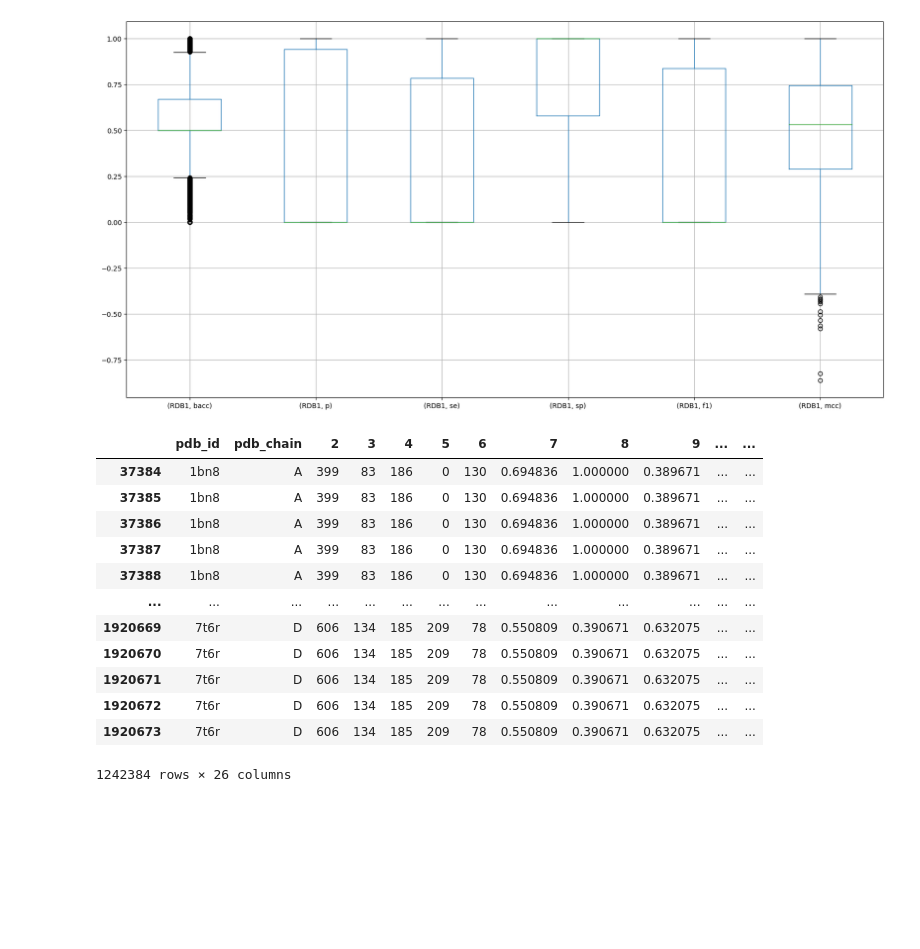
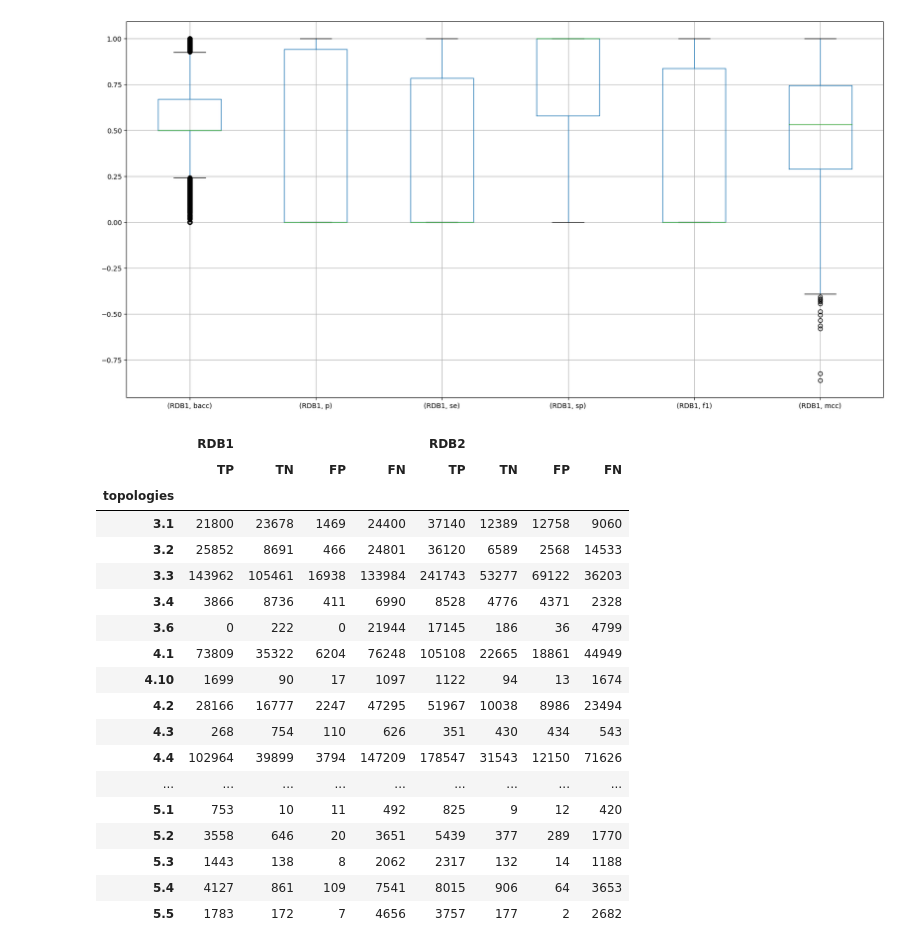
Before and after one commit to mb925/repeatsdb-lite-assessment, a Jupyter notebook: curated_assessment.ipynb, the cells around one changed output. Cells and saved outputs as stored; diff of their text form; code cells hidden in the pictures; blank space fills up the shorter version.

```diff
--- a/curated_assessment.ipynb
+++ b/curated_assessment.ipynb
@@ -202,32 +202,35 @@ df_.loc[:,('RDB1', ['bacc', 'p', 'se', 'sp', 'f1', 'mcc'])].boxplot(figsize=(20,
 [figure]
 # %%
 # df_.loc[:,(slice(None), ['bacc', 'p', 'se', 'sp', 'f1', 'mcc'])].boxplot(figsize=(20,10))
-# %%
-# remove the ones with 2 topologies definition for simplification
-df_topologies = df[~df["topologies"].astype(str).str.contains(';')]
-
-df_topologies = df_topologies[['pdb_id', 'pdb_chain', 'topologies']]
-#
-df_all = pd.DataFrame(data)
-df_all = df_all.rename(columns={0: "pdb_id", 1: "pdb_chain"})
-# # plot
-df_topologies = df_all.merge(df_topologies, how='left', on=['pdb_id', 'pdb_chain'])
-df_topologies = df_topologies[df_topologies["topologies"].notna()]
-df_topologies[['c', 't']] = df_topologies['topologies'].str.split('.', expand=True)
-df_topologies["t"] = pd.to_numeric(df_topologies["t"])
-df_topologies = df_topologies.sort_values(['c', 't'])
-df_topologies
-# %% [output]
-|  | pdb_id | pdb_chain | 2 | 3 | 4 | 5 | 6 | 7 | 8 | 9 | ... | ... |
-| 37384 | 1bn8 | A | 399 | 83 | 186 | 0 | 130 | 0.694836 | 1.000000 | 0.389671 | ... | ... |
-| 37385 | 1bn8 | A | 399 | 83 | 186 | 0 | 130 | 0.694836 | 1.000000 | 0.389671 | ... | ... |
-| 37386 | 1bn8 | A | 399 | 83 | 186 | 0 | 130 | 0.694836 | 1.000000 | 0.389671 | ... | ... |
-| 37387 | 1bn8 | A | 399 | 83 | 186 | 0 | 130 | 0.694836 | 1.000000 | 0.389671 | ... | ... |
-| 37388 | 1bn8 | A | 399 | 83 | 186 | 0 | 130 | 0.694836 | 1.000000 | 0.389671 | ... | ... |
-| ... | ... | ... | ... | ... | ... | ... | ... | ... | ... | ... | ... | ... |
-| 1920669 | 7t6r | D | 606 | 134 | 185 | 209 | 78 | 0.550809 | 0.390671 | 0.632075 | ... | ... |
-| 1920670 | 7t6r | D | 606 | 134 | 185 | 209 | 78 | 0.550809 | 0.390671 | 0.632075 | ... | ... |
-| 1920671 | 7t6r | D | 606 | 134 | 185 | 209 | 78 | 0.550809 | 0.390671 | 0.632075 | ... | ... |
-| 1920672 | 7t6r | D | 606 | 134 | 185 | 209 | 78 | 0.550809 | 0.390671 | 0.632075 | ... | ... |
-| 1920673 | 7t6r | D | 606 | 134 | 185 | 209 | 78 | 0.550809 | 0.390671 | 0.632075 | ... | ... |
-1242384 rows × 26 columns
+# %%
+# group by topology and calc metrics
+
+# remove the ones with 2 topologies definition for simplification
+df_topologies = df[~df["topologies"].astype(str).str.contains(';')]
+df_topologies = df_topologies[df_topologies["topologies"].notna()]
+df_topologies['topologies'] = df_topologies['topologies'].astype(str)
+df_topologies = df_topologies.groupby(['topologies']).agg({'TP_1': 'sum', 'TN_1': 'sum', 'FP_1': 'sum', 'FN_1': 'sum', 'TP_2': 'sum', 'TN_2': 'sum', 'FP_2': 'sum', 'FN_2': 'sum'})
+
+
+df_topologies.columns=pd.MultiIndex.from_arrays([['RDB1', 'RDB1', 'RDB1', 'RDB1', 'RDB2', 'RDB2', 'RDB2', 'RDB2'], ['TP', 'TN', 'FP', 'FN', 'TP', 'TN', 'FP', 'FN']])
+df_topologies
+# %% [output]
+|  | RDB1 |  |  |  | RDB2 |  |  |  |
+|  | TP | TN | FP | FN | TP | TN | FP | FN |
+| topologies |  |  |  |  |  |  |  |  |
+| 3.1 | 21800 | 23678 | 1469 | 24400 | 37140 | 12389 | 12758 | 9060 |
+| 3.2 | 25852 | 8691 | 466 | 24801 | 36120 | 6589 | 2568 | 14533 |
+| 3.3 | 143962 | 105461 | 16938 | 133984 | 241743 | 53277 | 69122 | 36203 |
+| 3.4 | 3866 | 8736 | 411 | 6990 | 8528 | 4776 | 4371 | 2328 |
+| 3.6 | 0 | 222 | 0 | 21944 | 17145 | 186 | 36 | 4799 |
+| 4.1 | 73809 | 35322 | 6204 | 76248 | 105108 | 22665 | 18861 | 44949 |
+| 4.10 | 1699 | 90 | 17 | 1097 | 1122 | 94 | 13 | 1674 |
+| 4.2 | 28166 | 16777 | 2247 | 47295 | 51967 | 10038 | 8986 | 23494 |
+| 4.3 | 268 | 754 | 110 | 626 | 351 | 430 | 434 | 543 |
+| 4.4 | 102964 | 39899 | 3794 | 147209 | 178547 | 31543 | 12150 | 71626 |
+| ... | ... | ... | ... | ... | ... | ... | ... | ... |
+| 5.1 | 753 | 10 | 11 | 492 | 825 | 9 | 12 | 420 |
+| 5.2 | 3558 | 646 | 20 | 3651 | 5439 | 377 | 289 | 1770 |
+| 5.3 | 1443 | 138 | 8 | 2062 | 2317 | 132 | 14 | 1188 |
+| 5.4 | 4127 | 861 | 109 | 7541 | 8015 | 906 | 64 | 3653 |
+| 5.5 | 1783 | 172 | 7 | 4656 | 3757 | 177 | 2 | 2682 |
```
Also changed, not shown: parts of 4 cells of this notebook.
